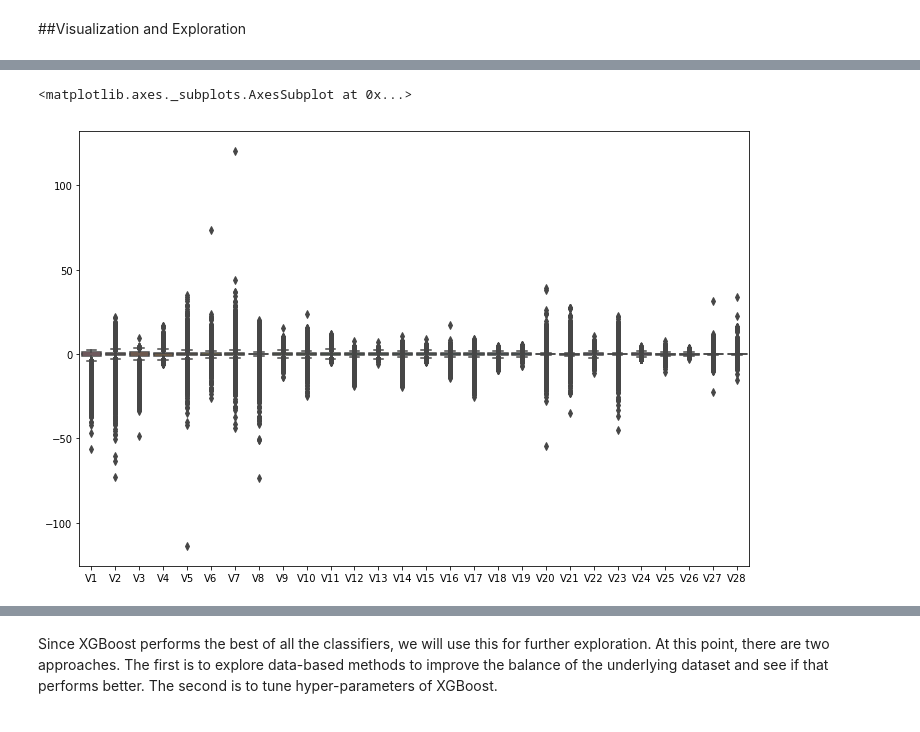
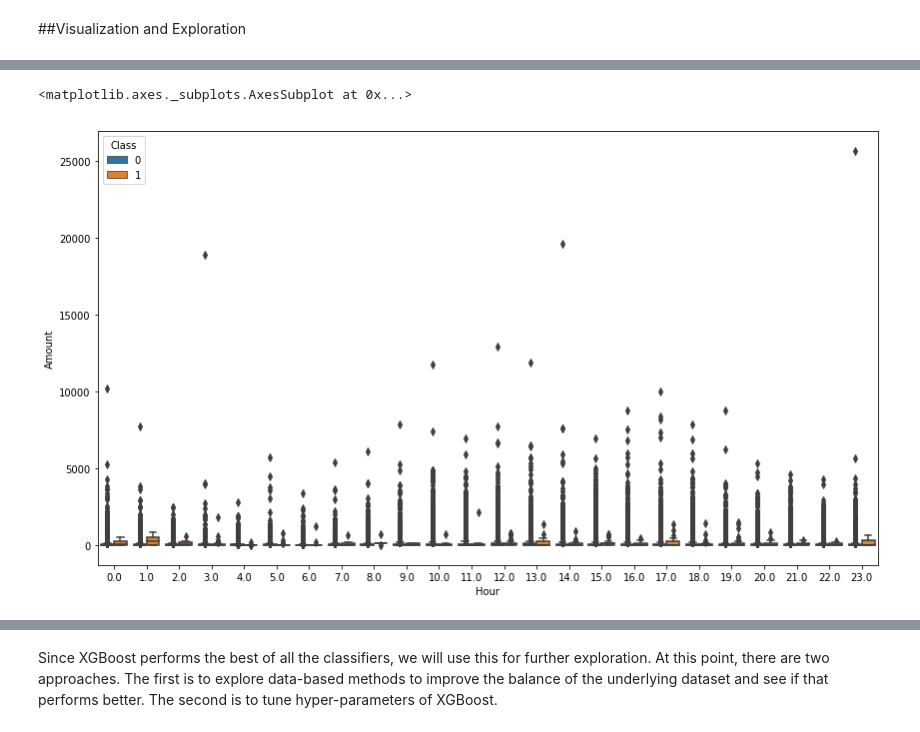
Before and after one commit to santhanaks/projects, a Jupyter notebook: capstone/credit.ipynb, the cells around one changed output, grey strips where cells are left out. Cells and saved outputs as stored; diff of their text form; code cells hidden in the pictures.

```diff
--- a/capstone/credit.ipynb
+++ b/capstone/credit.ipynb
@@ -57,9 +81,11 @@ print y.shape
+# %%
+data['Hour']= data['Time'].apply(lambda x: np.ceil(float(x)/3600.) % 24)
 # %%
 import seaborn as sns
 import matplotlib.pyplot as plt
 %matplotlib inline
-plt.figure(figsize=(12,8))
-sns.boxplot(data=X.drop('Amount',axis=1),hue='Class')
+plt.figure(figsize=(14,8))
+sns.boxplot(x='Hour', y='Amount', data=data,hue='Class')
 # %% [output]
 <matplotlib.axes._subplots.AxesSubplot at 0x...>
-[figure, old version]
+[figure, new version]
```
Also changed, not shown: parts of 59 cells of this notebook, 2 other files.
